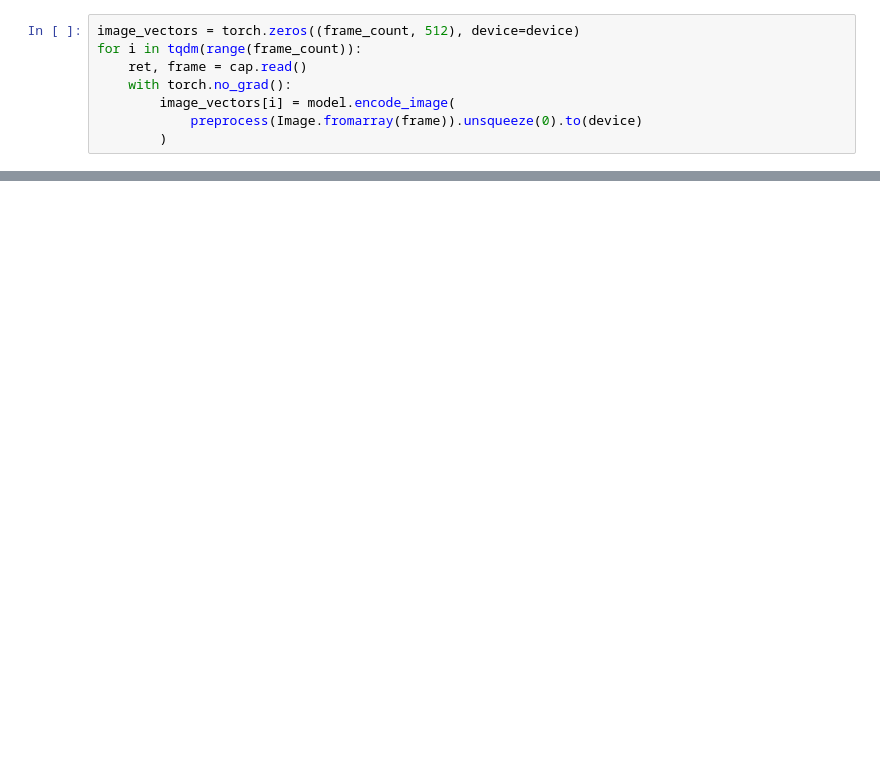
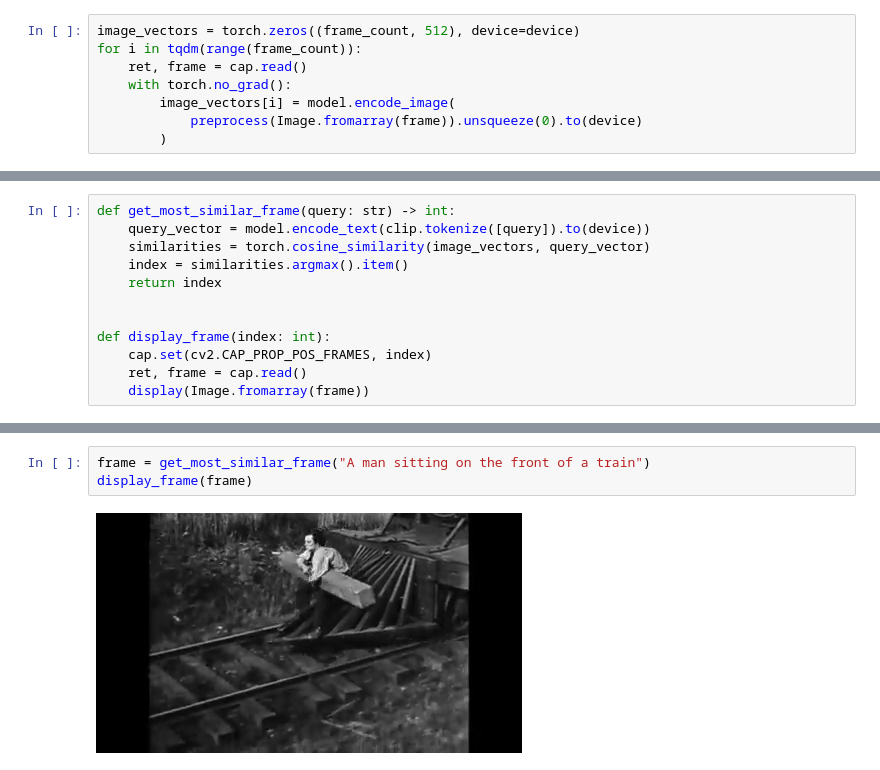
Before and after one commit to sradc/semantic-video-search, a Jupyter notebook: main.ipynb, the cells around one changed output, grey strips where cells are left out. Cells and saved outputs as stored; diff of their text form; blank space fills up the shorter version.

```diff
--- a/main.ipynb
+++ b/main.ipynb
@@ -160,0 +121,12 @@ display(Image.fromarray(frame))
+# %%
+def get_most_similar_frame(query: str) -> int:
+    query_vector = model.encode_text(clip.tokenize([query]).to(device))
+    similarities = torch.cosine_similarity(image_vectors, query_vector)
+    index = similarities.argmax().item()
+    return index
+
+
+def display_frame(index: int):
+    cap.set(cv2.CAP_PROP_POS_FRAMES, index)
+    ret, frame = cap.read()
+    display(Image.fromarray(frame))
@@ -160,0 +138,5 @@ display(Image.fromarray(frame))
+# %%
+frame = get_most_similar_frame("A man sitting on the front of a train")
+display_frame(frame)
+# %% [output]
+[figure, added]
```
Also changed, not shown: parts of 14 cells of this notebook, 2 other files.
